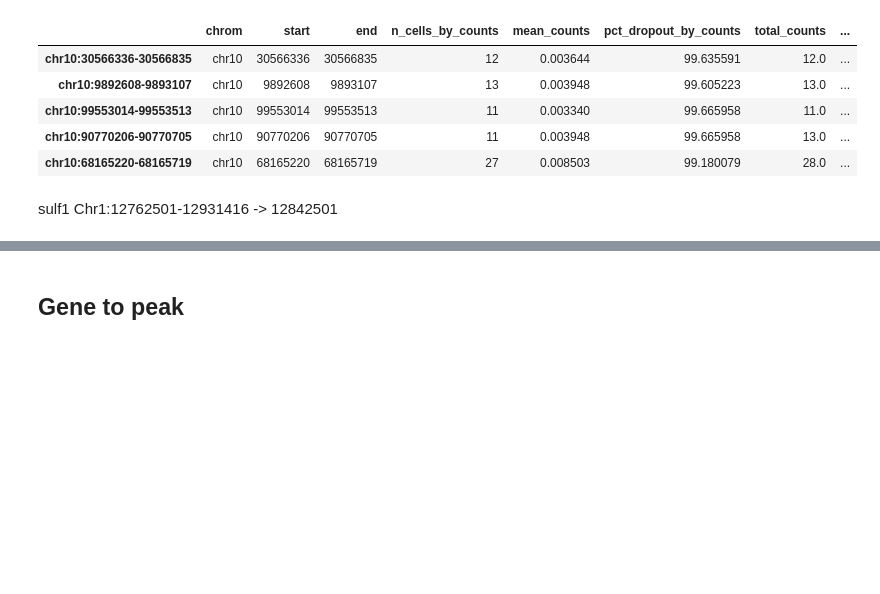
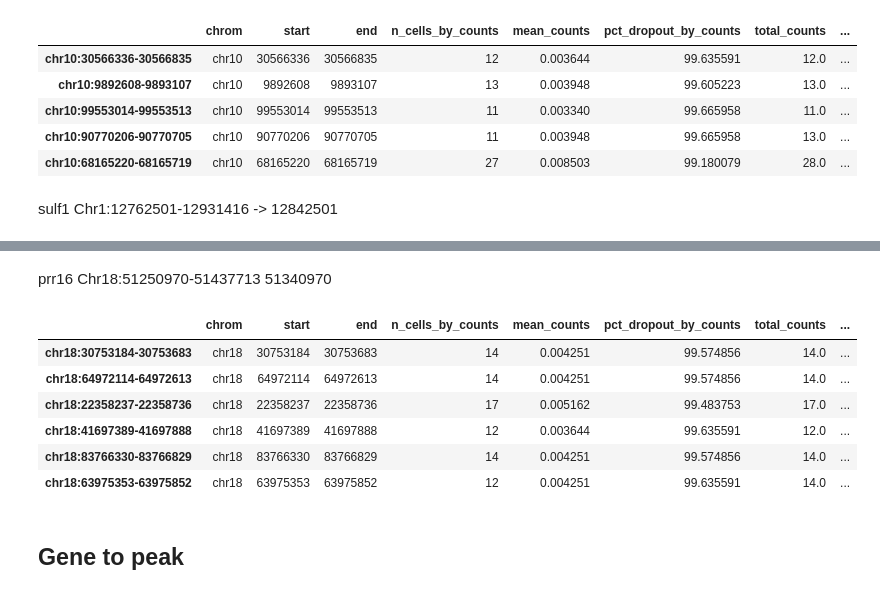
Before and after one commit to l-reich/spatial-chromatin-variability, a Jupyter notebook: src/Descart/Gene-peak_interaction_detection.ipynb, the cells around one changed output, grey strips where cells are left out. Cells and saved outputs as stored; diff of their text form; code cells hidden in the pictures; blank space fills up the shorter version.

Commit message:
streamline correlation analysis, added distance and chromosome filtering, cCRE matching

```diff
--- a/src/Descart/Gene-peak_interaction_detection.ipynb
+++ b/src/Descart/Gene-peak_interaction_detection.ipynb
@@ -39,6 +42,6 @@ atac, expr
 # %%
-atac = sc.read_h5ad("desc_normalized_atac_peaks.h5ad")
-expr = sc.read_h5ad("desc_normalized_rna.h5ad")
+#atac = sc.read_h5ad("desc_normalized_atac_peaks.h5ad")
+#expr = sc.read_h5ad("desc_normalized_rna.h5ad")
 # %%
 #filtered_atac = atac[:, atac.var['n_cells_by_counts'] > 10].copy()
 # %%
@@ -354,3 +343,8 @@ pdist
+# %%
+data = np.load("cached_data.npz")
+idx_atac = data["idx_atac"]
+idx_expr = data["idx_expr"]
+pdist_ = data["pdist"]
 # %%
 g_p_similarity = pdist_[20000:,:20000]
 # %% [markdown]
@@ -610,6 +574,29 @@ sul
 | chr1:66384955-66385454 | chr1 | 66384955 | 66385454 | 12 | 0.003644 | 99.635591 | 12.0 | ... |
 | chr1:182816656-182817155 | chr1 | 182816656 | 182817155 | 12 | 0.004251 | 99.635591 | 14.0 | ... |
 | chr1:5249453-5249952 | chr1 | 5249453 | 5249952 | 14 | 0.004251 | 99.574856 | 14.0 | ... |
+# %% [markdown]
+prr16 Chr18:51250970-51437713  51340970
+# %%
+prr16=get_top_correlated_peaks_on_chromosome(
+    gene_name="prr16",
+    chromosome="chr18",
+    expr=expr_2000,
+    atac=atac_20000,
+    g_p_similarity=g_p_similarity,
+    top_n=100
+)
+# %%
+prr16["dis"] = (prr16["start"]+250) - 51340970
+# %%
+prr16
+# %% [output]
+|  | chrom | start | end | n_cells_by_counts | mean_counts | pct_dropout_by_counts | total_counts | ... |
+| chr18:30753184-30753683 | chr18 | 30753184 | 30753683 | 14 | 0.004251 | 99.574856 | 14.0 | ... |
+| chr18:64972114-64972613 | chr18 | 64972114 | 64972613 | 14 | 0.004251 | 99.574856 | 14.0 | ... |
+| chr18:22358237-22358736 | chr18 | 22358237 | 22358736 | 17 | 0.005162 | 99.483753 | 17.0 | ... |
+| chr18:41697389-41697888 | chr18 | 41697389 | 41697888 | 12 | 0.003644 | 99.635591 | 12.0 | ... |
+| chr18:83766330-83766829 | chr18 | 83766330 | 83766829 | 14 | 0.004251 | 99.574856 | 14.0 | ... |
+| chr18:63975353-63975852 | chr18 | 63975353 | 63975852 | 12 | 0.004251 | 99.635591 | 14.0 | ... |
 # %%
 accs = expr_2000.X[:,index[0]]
 coord_x = np.array(atac_20000.obsm['spatial'][:,0])
```
Also changed, not shown: parts of 27 cells of this notebook, 4 other files.
